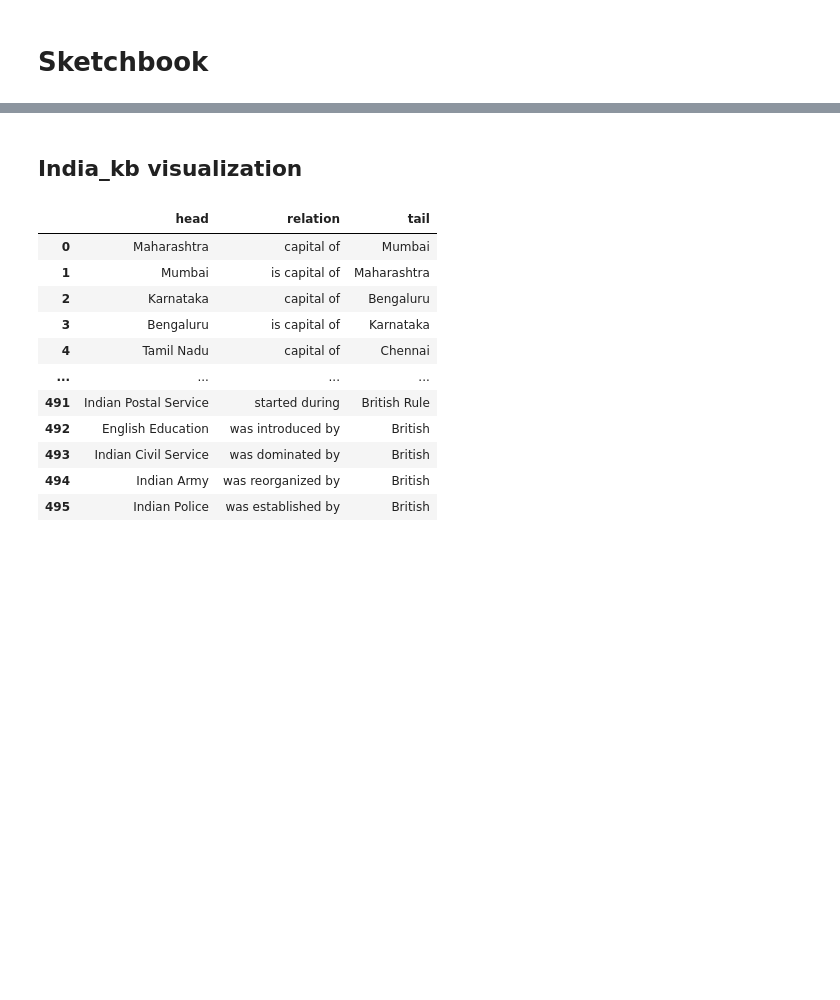
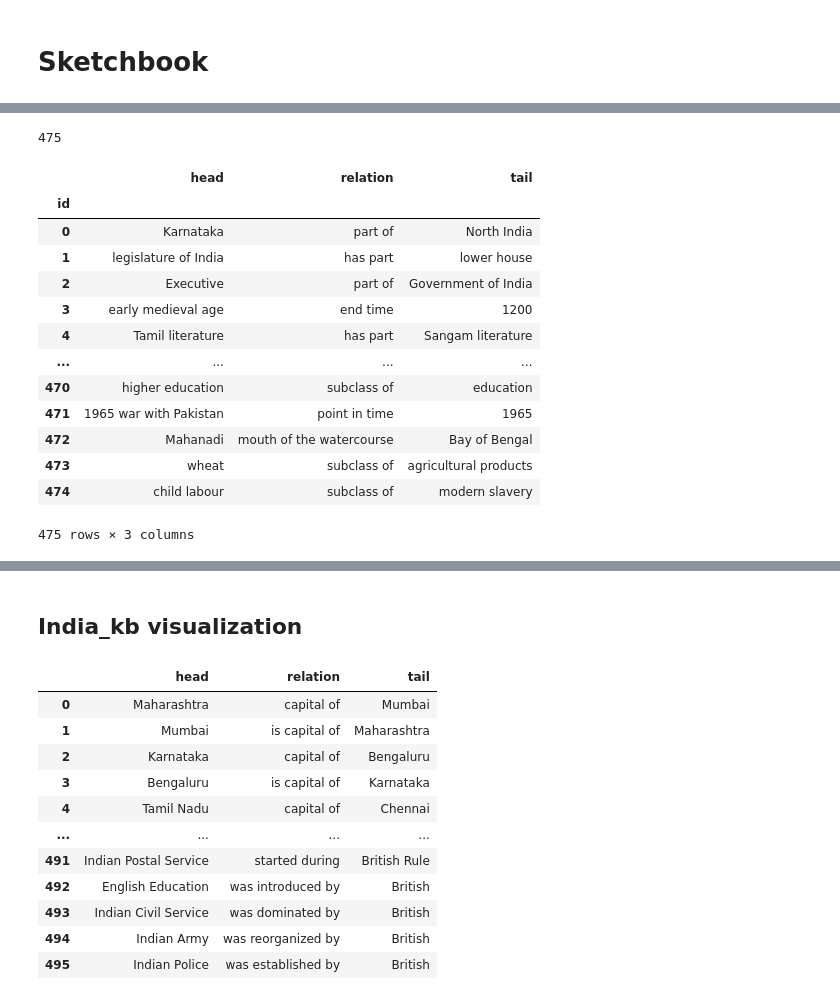
Before and after one commit to RK22000/REBEL-Graph-RAG, a Jupyter notebook: notebook.ipynb, the cells around one changed output, grey strips where cells are left out. Saved outputs shown, nothing was run; the diff lists cells and outputs as text; code cells hidden in the pictures; blank space fills up the shorter version.

```diff
--- a/notebook.ipynb
+++ b/notebook.ipynb
@@ -2,0 +10,5 @@
+# %%
+with open("data/india_scraped_d0b1.txt", 'r') as f:
+
+# with open("data/india_scraped.txt", 'r') as f:
+    txt = f.read()
@@ -2,0 +20,11 @@
+# %%
+from rebel.rebel import extract_knowledge_graph
+
+relations = extract_knowledge_graph(
+    txt,
+    64,
+    10,
+    torch.device('cuda') if torch.cuda.is_available() else torch.device('cpu'),
+    True,
+    1
+)
@@ -2,0 +41,26 @@
+# %%
+len(relations)
+# %% [output]
+475
+# %%
+import pandas as pd
+df = pd.DataFrame(relations, columns=['head', 'relation', 'tail'])
+df.index.name = 'id'
+df.to_csv("data/india_kb.csv")
+# %%
+df
+# %% [output]
+|  | head | relation | tail |
+| id |  |  |  |
+| 0 | Karnataka | part of | North India |
+| 1 | legislature of India | has part | lower house |
+| 2 | Executive | part of | Government of India |
+| 3 | early medieval age | end time | 1200 |
+| 4 | Tamil literature | has part | Sangam literature |
+| ... | ... | ... | ... |
+| 470 | higher education | subclass of | education |
+| 471 | 1965 war with Pakistan | point in time | 1965 |
+| 472 | Mahanadi | mouth of the watercourse | Bay of Bengal |
+| 473 | wheat | subclass of | agricultural products |
+| 474 | child labour | subclass of | modern slavery |
+475 rows × 3 columns
```
Also changed, not shown: parts of 5 cells of this notebook, 6 other files.
